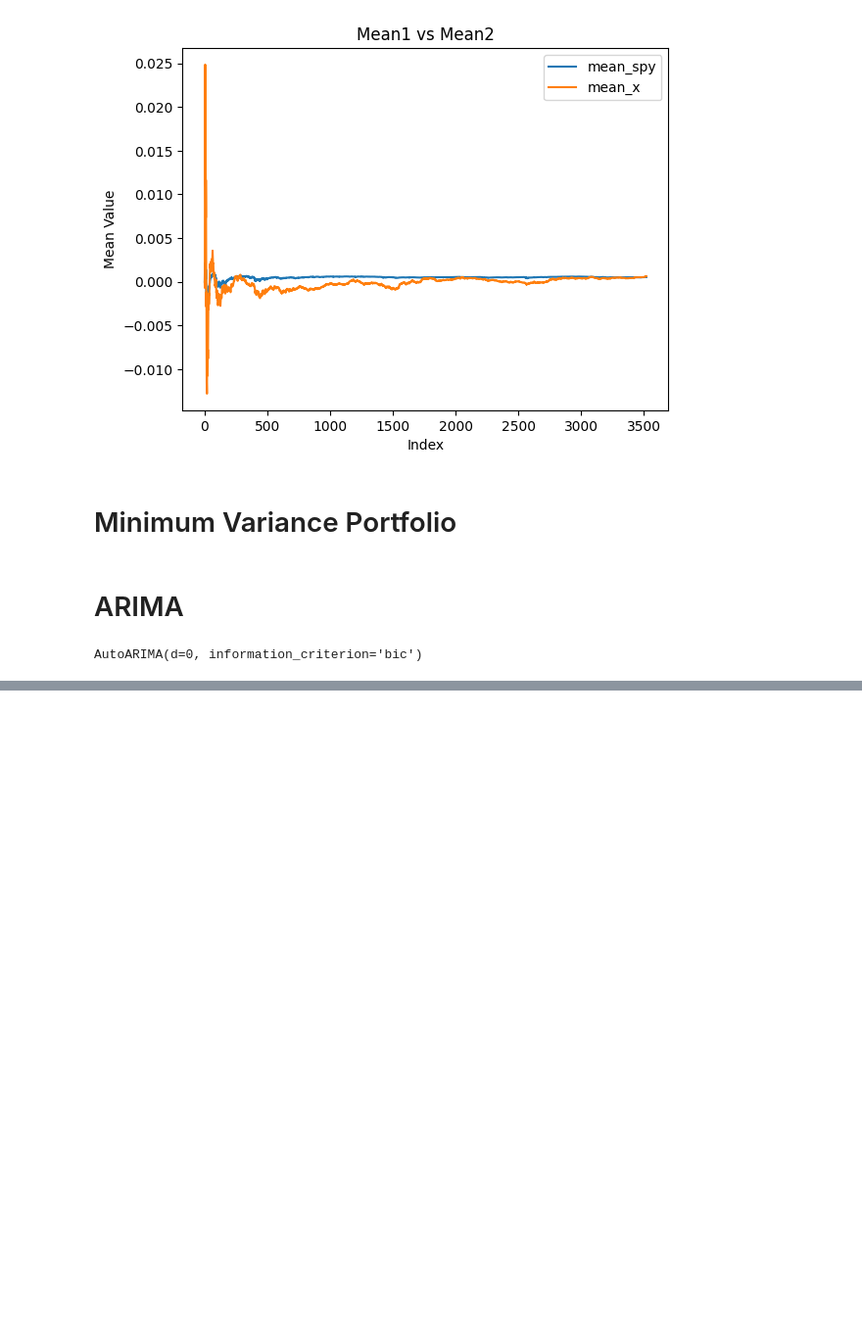
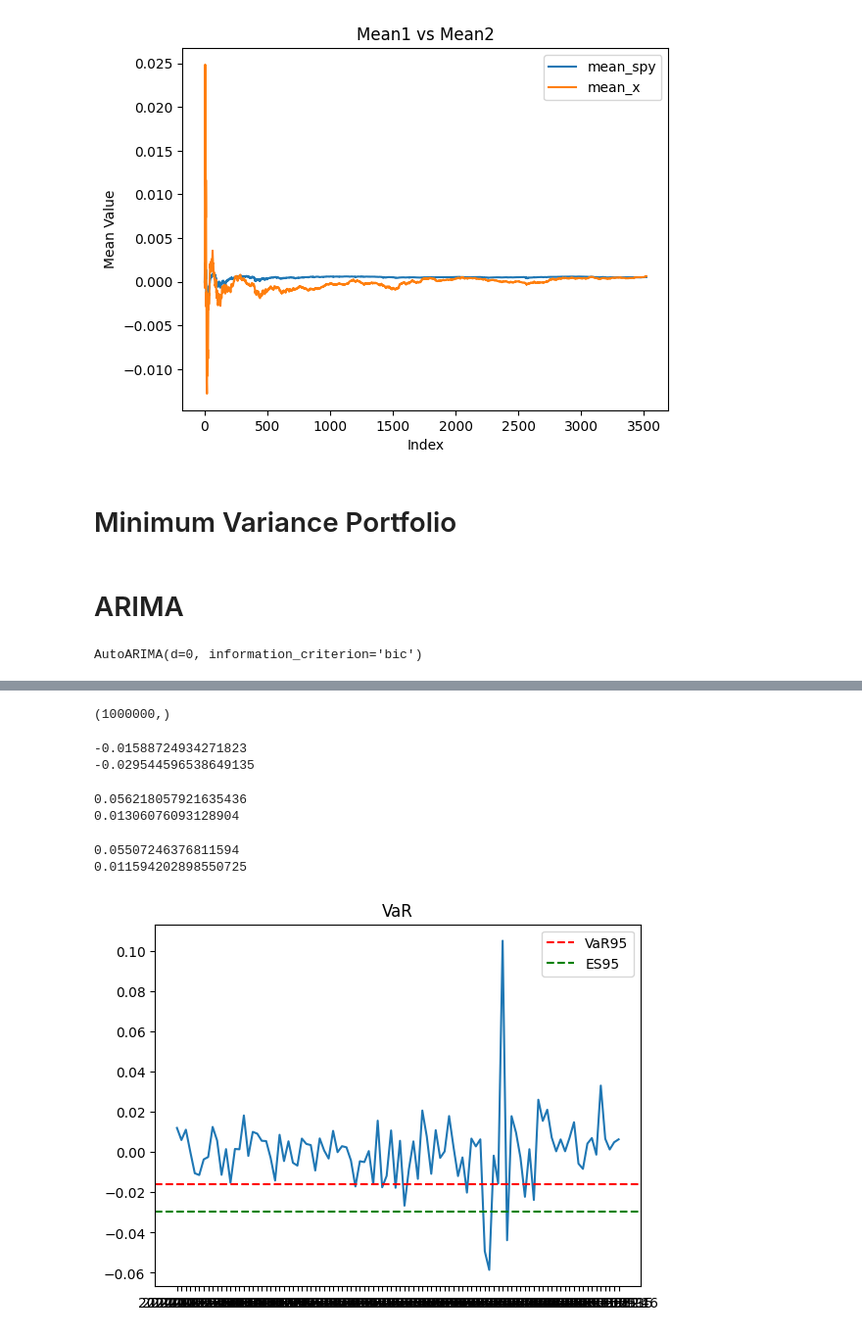
Before and after one commit to Lukirby/Stress-Testing-a-Markowitz-Portfolio, a Jupyter notebook: luca.ipynb, the cells around one changed output, grey strips where cells are left out. Shown at 98% size. Saved outputs shown, nothing was run; the diff lists cells and outputs as text; code cells hidden in the pictures; blank space fills up the shorter version.

```diff
--- a/luca.ipynb
+++ b/luca.ipynb
@@ -335,0 +344,10 @@ plt.show()
+# %%
+def generate_autoregressive(res, generate_len):
+    sim = res.model.simulate(res.params, nobs=generate_len)
+    simulated_returns = sim['data'].to_numpy()
+    return simulated_returns
+# %%
+true_returns = compute_returns(test_data)
+# %%
+generated_returns = generate_autoregressive(best_model, generate_len=1_000_000)
+generated_returns = generated_returns * spy_r.std() + spy_r.mean()
@@ -335,0 +368,35 @@ plt.show()
+# %%
+generated_returns.shape
+# %% [output]
+(1000000,)
+# %%
+VaRG = np.percentile(generated_returns,q=5)
+ESG = generated_returns[generated_returns <= VaRG].mean()
+# %%
+print(VaRG)
+print(ESG)
+# %% [output]
+-0.01588724934271823
+-0.029544596538649135
+# %%
+print((np.where((spy_r <= VaRG), 1, 0)).mean())
+print((np.where((spy_r <= ESG), 1, 0)).mean())
+# %% [output]
+0.056218057921635436
+0.01306076093128904
+# %%
+print((np.where((true_returns <= VaRG), 1, 0)).mean())
+print((np.where((true_returns <= ESG), 1, 0)).mean())
+# %% [output]
+0.05507246376811594
+0.011594202898550725
+# %%
+tail = 100
+plt.plot(spy['Price'][-tail:],true_returns[-tail:])
+plt.axhline(VaRG, color='red', linestyle='--', label='VaR95')
+plt.axhline(ESG, color='green', linestyle='--', label='ES95')
+plt.title("VaR")
+plt.legend()
+plt.show()
+# %% [output]
+[figure, added]
```
Also changed, not shown: parts of 19 cells of this notebook.
